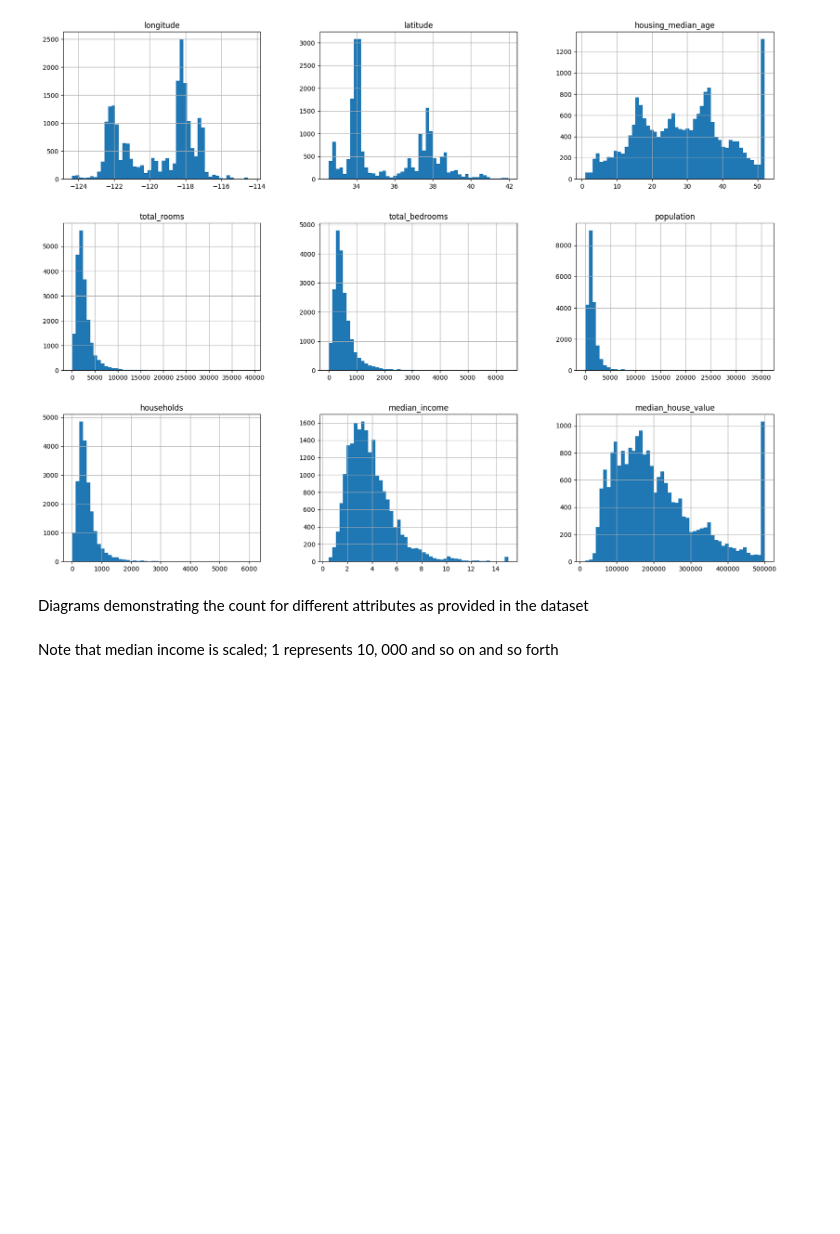
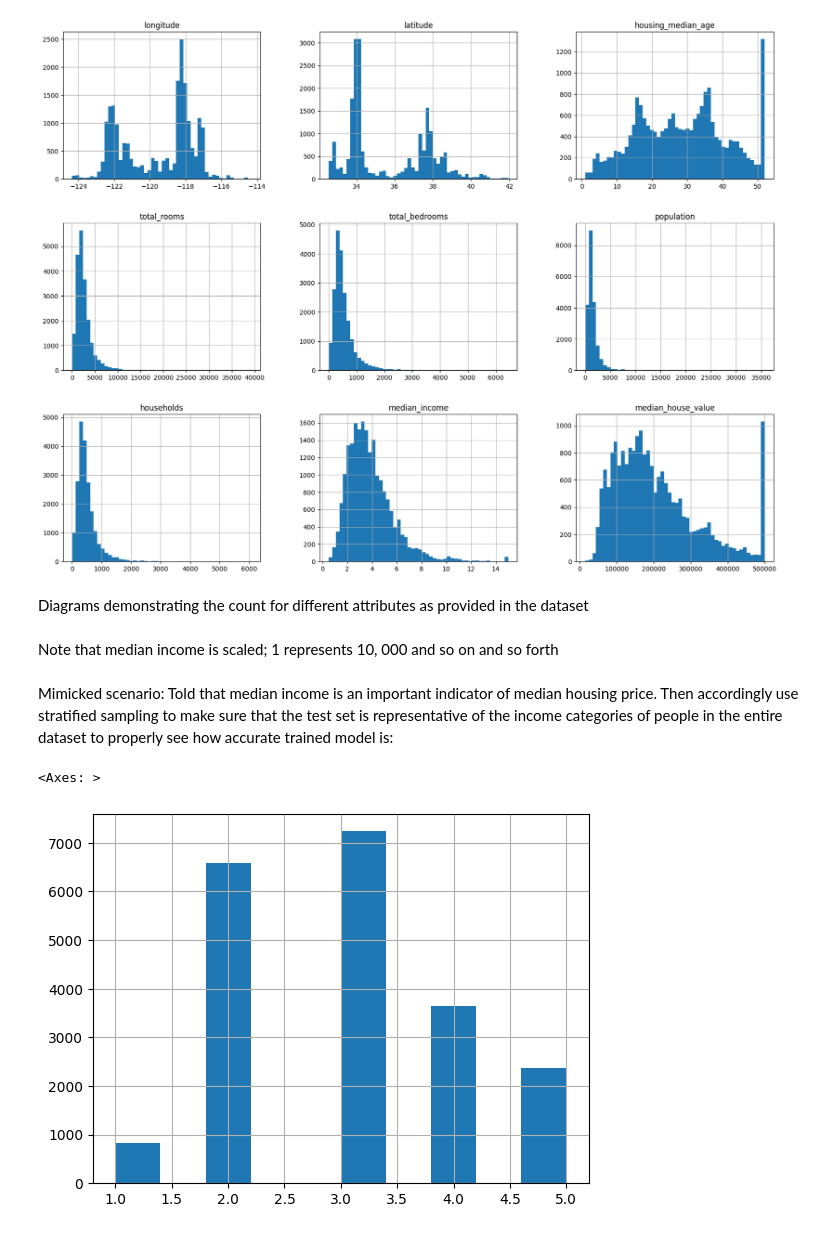
Before and after one commit to ChloeW125/MLPredictionModel, a Jupyter notebook: Housing Data Manip.ipynb, the cells around one changed output. Saved outputs shown, nothing was run; the diff lists cells and outputs as text; code cells hidden in the pictures; blank space fills up the shorter version.

Commit message:
explored stratified sampling for representative test set generation

```diff
--- a/Housing Data Manip.ipynb
+++ b/Housing Data Manip.ipynb
@@ -93,3 +94,16 @@ train_set, test_set = split_train_test(housing, 0.2)
 from sklearn.model_selection import train_test_split
 
 train_set, test_set = train_test_split(housing, test_size=0.2, random_state=42)
+# %% [markdown]
+Mimicked scenario: Told that median income is an important indicator of median housing price. Then accordingly use stratified sampling to make sure that the test set is representative of the income categories of people in the entire dataset to properly see how accurate trained model is:
+# %%
+# Split full data set into 5 income category intervals to see spread of median income
+housing["income_cat"] = pd.cut(housing["median_income"],
+                               bins=[0., 1.5, 3.0, 4.5, 6., np.inf],
+                               labels=[1, 2, 3, 4, 5])
+
+# Display results in histogram
+housing["income_cat"].hist()
+# %% [output]
+<Axes: >
+[figure, added]
```
Also changed, not shown: parts of 8 cells of this notebook.
